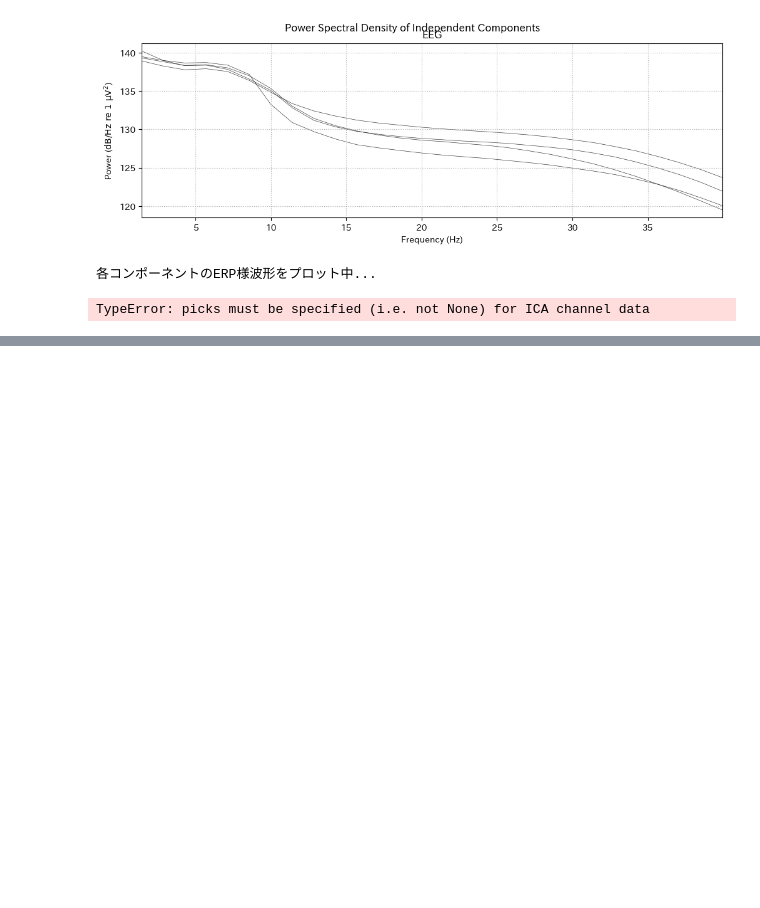
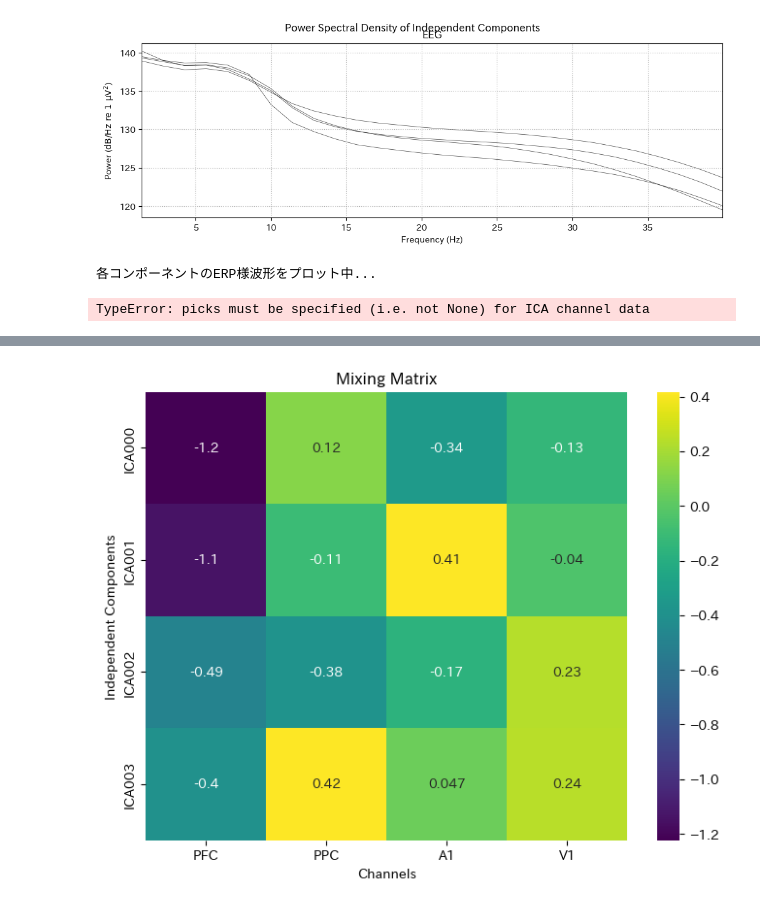
Before and after one commit to nyaamikeneko/pcdh_analyze, a Jupyter notebook: notebooks/03_noise_reduction.ipynb, the cells around one changed output, grey strips where cells are left out. Cells and saved outputs as stored; diff of their text form; code cells hidden in the pictures; blank space fills up the shorter version.

```diff
--- a/notebooks/03_noise_reduction.ipynb
+++ b/notebooks/03_noise_reduction.ipynb
@@ -490,3 +265,93 @@ Averaging across epochs before plotting...
 [figure]
 各コンポーネントのERP様波形をプロット中...
 TypeError: picks must be specified (i.e. not None) for ICA channel data
+# %%
+import mne
+import numpy as np
+import matplotlib.pyplot as plt
+import seaborn as sns
+
+### ステップ1: ICA学習用のデータ準備（フィルタリング）
+# ICAは低周波のドリフトや高周波の筋電ノイズに影響されやすいため、
+# 1Hz以上のバンドパスフィルタをかけたデータで学習させるのが一般的です。
+# 元のrawオブジェクトを破壊しないように、コピーして処理します。
+raw_for_ica = raw.copy().filter(l_freq=1.0, h_freq=40.0)
+print("ICA学習用のデータにバンドパスフィルタを適用しました。")
+
+
+### ステップ2: ICAモデルの準備と学習
+# 連続データ全体を使ってICAモデルを学習させます。
+ica = mne.preprocessing.ICA(
+    n_components=None,      # ランクから成分数を自動推定
+    method='fastica',
+    random_state=42,        # 再現性の確保
+    max_iter='auto'
+)
+ica.fit(raw_for_ica)
+print("\n連続データ全体でICAモデルの学習が完了しました。")
+print(ica)
+
+
+### ステップ3: ノイズ成分の特定（可視化による評価）
+# 以前と同様に、各成分を可視化してノイズ源を特定します。
+# プロットされる波形は、連続データ全体の時間軸になります。
+
+# a) 各成分の時系列データを確認
+ica.plot_sources(raw_for_ica, title='ICA Source Time Courses on Continuous Data')
+
+# b) 混合行列（どの成分がどのチャネルに影響しているか）を確認
+mixing_matrix = ica.mixing_matrix_
+plt.figure(figsize=(8, 6))
+sns.heatmap(
+    mixing_matrix.T,
+    annot=True,
+    cmap='viridis',
+    xticklabels=ch_names,
+    yticklabels=[f'ICA{i:03d}' for i in range(ica.n_components_)]
+)
+plt.title('Mixing Matrix')
+plt.xlabel('Channels')
+plt.ylabel('Independent Components')
+plt.show()
+
+# c) 各成分のパワースペクトル密度（PSD）を確認
+ica.get_sources(raw_for_ica).plot_psd(fmin=1., fmax=40.)
+plt.show()
+
+
+# ### ステップ4: ノイズ成分の除去とクリーンなrawデータの作成
+# # 可視化の結果を元に、除去したいノイズ成分のインデックスを指定します。
+# # 例：ICA000が瞬きアーティファクトだと判断した場合
+# ica.exclude = [0] # ★ここにノイズ成分のインデックスを入力
+
+# # 元のrawデータ（フィルタ前）のコピーにICAを適用し、クリーンなデータを作成します。
+# # これにより、ノイズ成分だけが除去され、元の周波数情報は保持されます。
+# print(f"\n成分 {ica.exclude} をノイズとして除去します...")
+# raw_clean = ica.apply(raw.copy())
+# print("クリーンな連続データ(raw_clean)が作成されました。")
+
+
+# ### ステップ5: クリーンな連続データからエポックを切り出す
+# # ここで、あなたの元のコードをそのまま流用します。
+# # `mne.Epochs`に渡すオブジェクトを`raw`から`raw_clean`に変更するだけです。
+# tmin, tmax = -0.2, 0.5
+# baseline = (tmin, 0)
+
+# epochs = mne.Epochs(
+#     raw=raw_clean, # ★クリーンなデータを指定
+#     events=events_remapped,
+#     event_id=simple_event_map,
+#     tmin=tmin,
+#     tmax=tmax,
+#     baseline=baseline,
+#     preload=True,
+#     on_missing='warn'
+# )
+
+# print("\n--- ノイズ除去後のデータから正常にEpochsオブジェクトが作成されました ---")
+# print(epochs)
+
+# # ノイズ除去後のERPを確認
+# epochs['Light'].average().plot(window_title='ERP for "Light" (After ICA)')
+# plt.show()
+# %% [output]
@@ -492,0 +375 @@ TypeError: picks must be specified (i.e. not None) for ICA channel data
+[figure, added]
```
Also changed, not shown: parts of 7 cells of this notebook.
